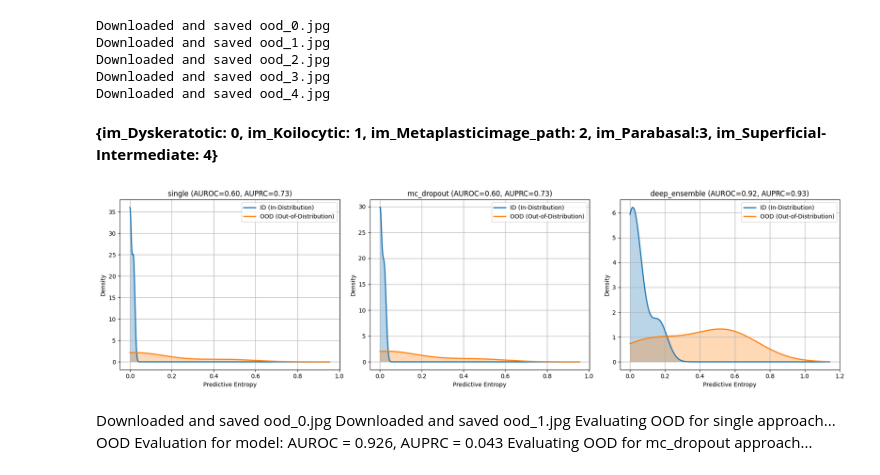
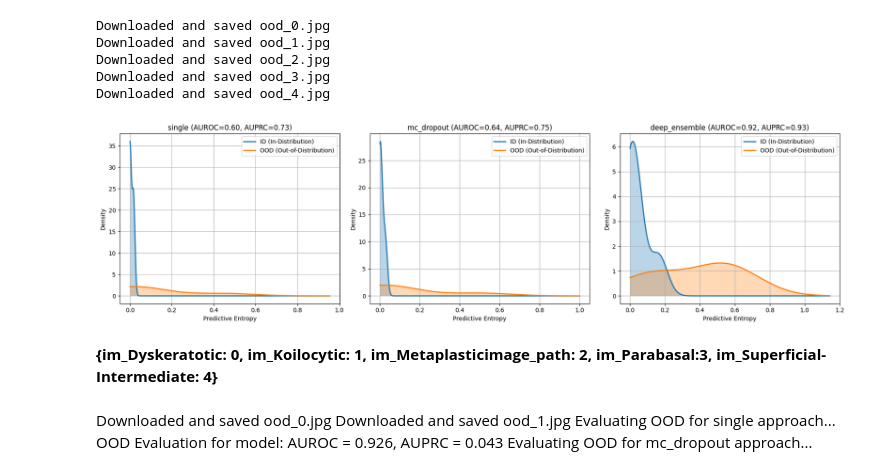
Before and after one commit to Conite002/HybridUncertaintyAwareDL, a Jupyter notebook: src/experimentations/clean_sipakmed_finetuning.ipynb, the cells around one changed output. Cells and saved outputs as stored; diff of their text form; code cells hidden in the pictures.

```diff
--- a/src/experimentations/clean_sipakmed_finetuning.ipynb
+++ b/src/experimentations/clean_sipakmed_finetuning.ipynb
@@ -2043,6 +2043,8 @@ def compute_entropy_scores_ypred(model_or_models, image_dir, device, approach="s
         if fname.lower().endswith(('.jpg', '.png', '.jpeg', '.bmp')):
             image_path = os.path.join(image_dir, fname)
             tensor = load_image_tensor(image_path)
+            tensor = tensor.to(device)
+
             if approach == "single":
                 entropy, y_pred = get_entropy_single(model_or_models, tensor, device)
             elif approach == "mc_dropout":
@@ -2078,52 +2080,53 @@ def evaluate_ood_entropy_all(models_dict, id_dir, ood_dir, device, num_passes=5)
 
         all_id_dfs.append(df_pred_id)
         all_ood_dfs.append(df_pred_ood)
 
         y_true = np.array([0]*len(id_scores) + [1]*len(ood_scores))
         y_scores = np.concatenate([id_scores, ood_scores])
 
         auroc = roc_auc_score(y_true, y_scores)
         auprc = average_precision_score(y_true, y_scores)
 
         kde_id = gaussian_kde(id_scores)
         kde_ood = gaussian_kde(ood_scores)
         x_range = np.linspace(0, max(y_scores) + 0.5, 500)
 
         axs[i].plot(x_range, kde_id(x_range), label='ID (In-Distribution)', linewidth=2)
         axs[i].plot(x_range, kde_ood(x_range), label='OOD (Out-of-Distribution)', linewidth=2)
         axs[i].fill_between(x_range, kde_id(x_range), alpha=0.3)
         axs[i].fill_between(x_range, kde_ood(x_range), alpha=0.3)
         axs[i].set_title(f"{approach} (AUROC={auroc:.2f}, AUPRC={auprc:.2f})")
         axs[i].set_xlabel("Predictive Entropy")
         axs[i].set_ylabel("Density")
         axs[i].grid(True)
         axs[i].legend()
 
     plt.tight_layout()
     plt.show()
 
     df_id_all = pd.concat(all_id_dfs, ignore_index=True)
     df_ood_all = pd.concat(all_ood_dfs, ignore_index=True)
     return df_id_all, df_ood_all
+
+
+id_dir = "./id_cells"
+ood_dir = "./ood_dataset"
+
+df_pred_ood_id = evaluate_ood_entropy_all(
+    models_dict={
+        "single": pipeline.base_model,
+        "mc_dropout": pipeline.mcdropout_model,
+        "deep_ensemble": pipeline.ensemble_models,
+    },
+    id_dir=id_dir,
+    ood_dir=ood_dir,
+    device=DEVICE,
+    num_passes=5
+)
+# %% [output]
+[figure, added]
 # %% [markdown]
 **{im_Dyskeratotic: 0, im_Koilocytic: 1, im_Metaplasticimage_path: 2, im_Parabasal:3, im_Superficial-Intermediate: 4}**
-# %%
-id_dir = "./id_cells"
-ood_dir = "./ood_dataset"
-
-df_pred_ood_id = evaluate_ood_entropy_all(
-    models_dict={
-        "single": pipeline.base_model,
-        "mc_dropout": pipeline.mcdropout_model,
-        "deep_ensemble": pipeline.ensemble_models,
-    },
-    id_dir=id_dir,
-    ood_dir=ood_dir,
-    device=DEVICE,
-    num_passes=5
-)
-# %% [output]
-[figure, removed]
 # %% [markdown]
 Downloaded and saved ood_0.jpg
 Downloaded and saved ood_1.jpg
```
Also changed, not shown: parts of 10 cells of this notebook.
